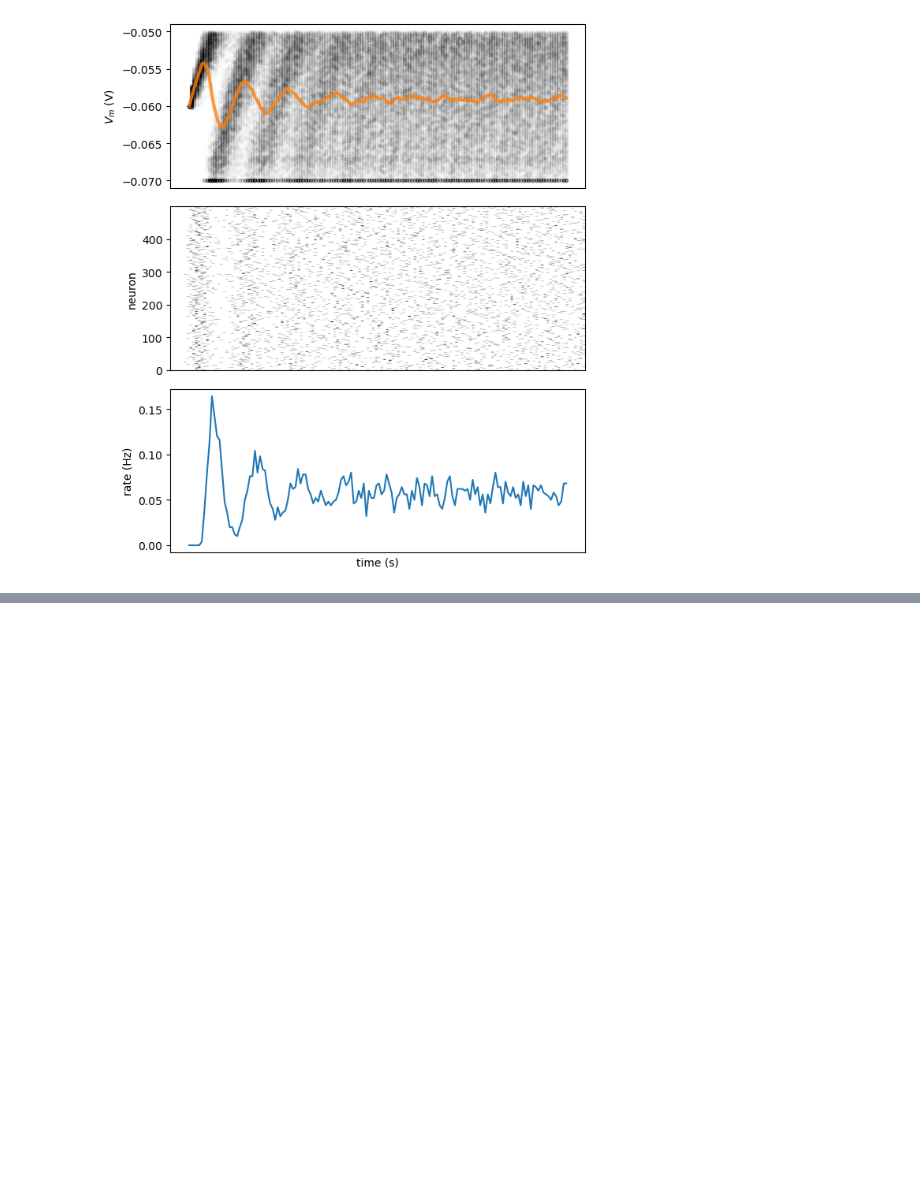
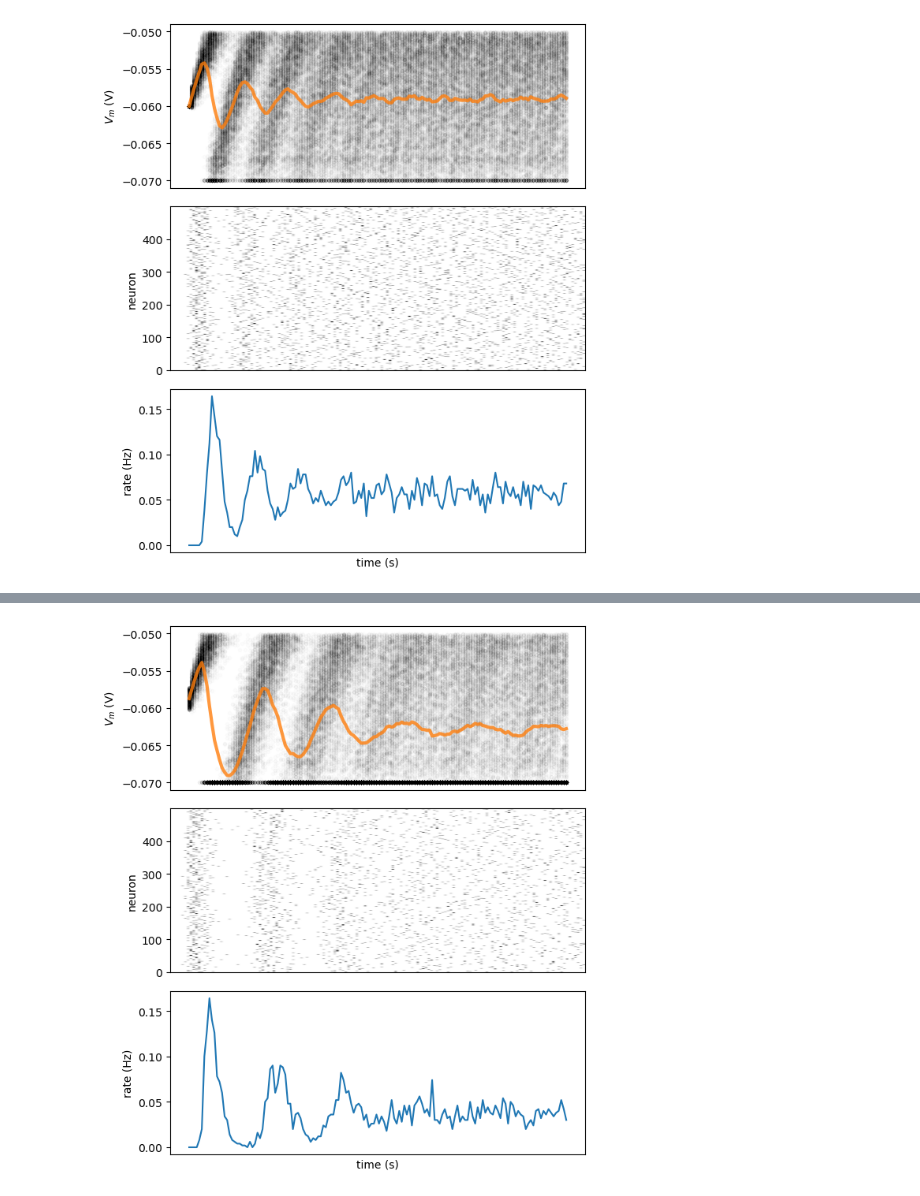
Before and after one commit to Evan-Luo-jpg/Neuromatch-Academy-Assignments, a Jupyter notebook: Neuromatch Academy/PreReq_2.ipynb, the cells around one changed output, grey strips where cells are left out. Cells and saved outputs as stored; diff of their text form; code cells hidden in the pictures; blank space fills up the shorter version.

```diff
--- a/Neuromatch Academy/PreReq_2.ipynb
+++ b/Neuromatch Academy/PreReq_2.ipynb
@@ -288,0 +443,98 @@ plot_all(t_range, v_n, raster)
+# %%
+# Simulation class
+class LIFNeurons:
+  """
+  Keeps track of membrane potential for multiple realizations of LIF neuron,
+  and performs single step discrete time integration.
+  """
+  def __init__(self, n, t_ref_mu=0.01, t_ref_sigma=0.002,
+               tau=20e-3, el=-60e-3, vr=-70e-3, vth=-50e-3, r=100e6):
+
+    # Neuron count
+    self.n = n
+
+    # Neuron parameters
+    self.tau = tau        # second
+    self.el = el          # milivolt
+    self.vr = vr          # milivolt
+    self.vth = vth        # milivolt
+    self.r = r            # ohm
+
+    # Initializes refractory period distribution
+    self.t_ref_mu = t_ref_mu
+    self.t_ref_sigma = t_ref_sigma
+    self.t_ref = self.t_ref_mu + self.t_ref_sigma * np.random.normal(size=self.n)
+    self.t_ref[self.t_ref<0] = 0
+
+    # State variables
+    self.v = self.el * np.ones(self.n)
+    self.spiked = self.v >= self.vth
+    self.last_spike = -self.t_ref * np.ones([self.n])
+    self.t = 0.
+    self.steps = 0
+
+
+  def ode_step(self, dt, i):
+
+    # Update running time and steps
+    self.t += dt
+    self.steps += 1
+
+    # One step of discrete time integration of dt
+    self.v = self.v + dt / self.tau * (self.el - self.v + self.r * i)
+
+    ####################################################
+    ## TODO for students: complete the `ode_step` method
+    # Fill out function and remove
+    ####################################################
+
+
+    '''
+      spiked = (v >= vth)
+      v[spiked] = vr
+
+      # Boolean array clamped indexes refractory neurons
+      clamped = (t_ref > delta_spike)
+      v[clamped] = vr
+    '''
+    # Spike and clamp
+    self.spiked = (self.v >= self.vth)
+    self.v[self.spiked] = self.vr
+    self.last_spike[self.spiked] = self.t
+    clamped = (self.t_ref > self.t - self.last_spike)
+    self.v[clamped] = self.vr
+
+    self.last_spike[self.spiked] = self.t
+
+# Set random number generator
+np.random.seed(2020)
+
+# Initialize step_end, t_range, n, v_n and i
+t_range = np.arange(0, t_max, dt)
+step_end = len(t_range)
+n = 500
+v_n = el * np.ones([n, step_end])
+i = i_mean * (1 + 0.1 * (t_max / dt)**(0.5) * (2 * np.random.random([n, step_end]) - 1))
+
+# Initialize binary numpy array for raster plot
+raster = np.zeros([n,step_end])
+
+# Initialize neurons
+neurons = LIFNeurons(n)
+
+# Loop over time steps
+for step, t in enumerate(t_range):
+
+  # Call ode_step method
+  neurons.ode_step(dt, i[:,step])
+
+  # Log v_n and spike history
+  v_n[:,step] = neurons.v
+  raster[neurons.spiked, step] = 1.
+
+# Report running time and steps
+print(f'Ran for {neurons.t:.3}s in {neurons.steps} steps.')
+
+# Plot multiple realizations of Vm, spikes and mean spike rate
+plot_all(t_range, v_n, raster)
+# %% [output]
@@ -288,0 +542 @@ plot_all(t_range, v_n, raster)
+[figure, added]
```
Also changed, not shown: parts of 3 cells of this notebook, 27 other files.
